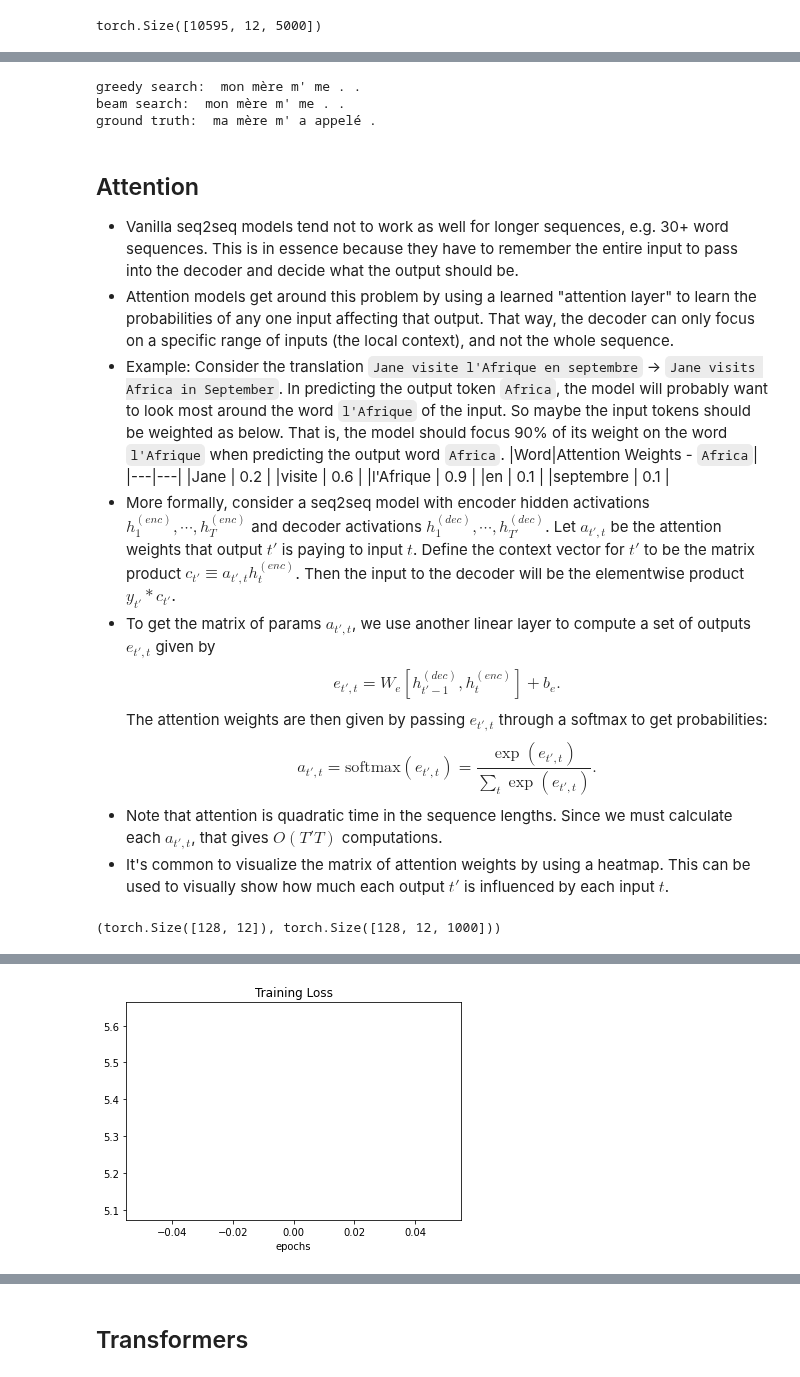
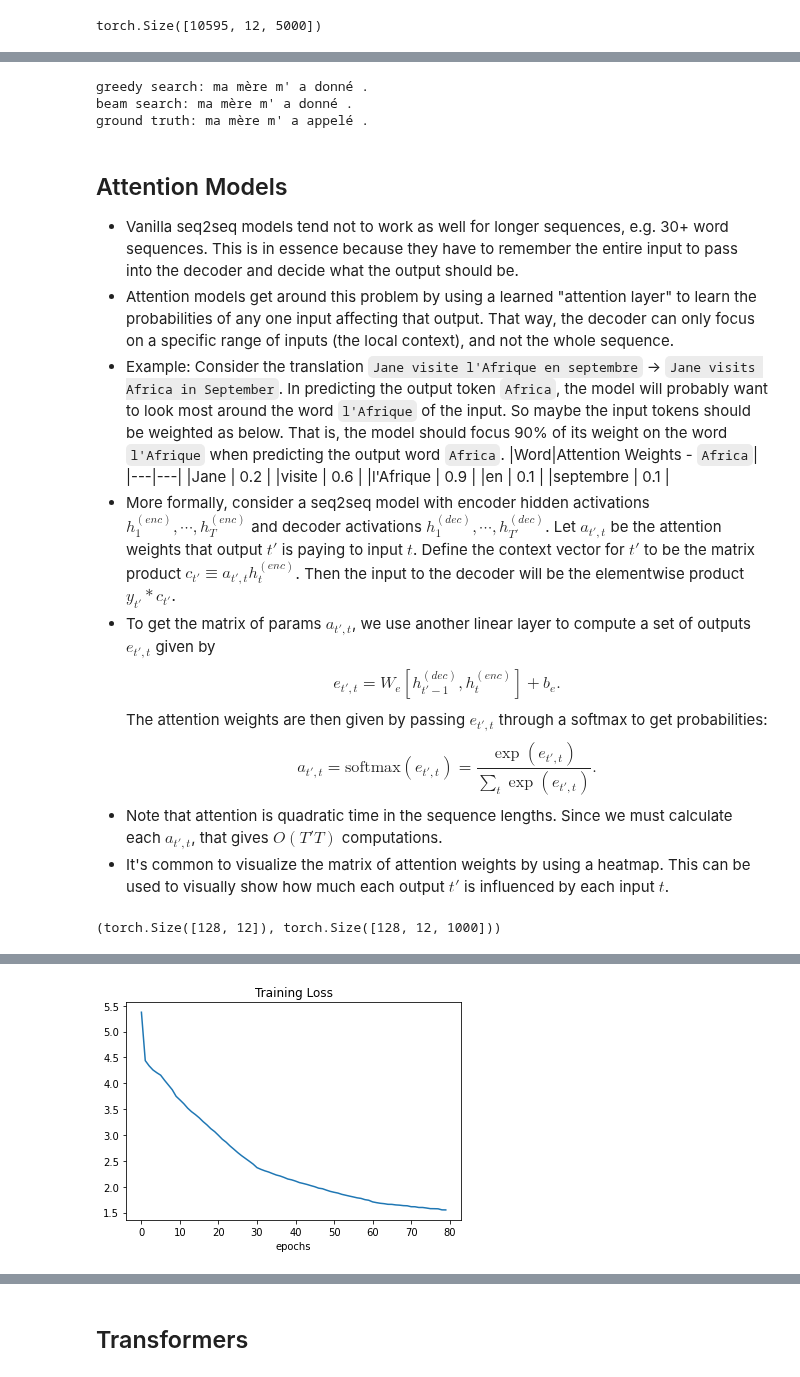
Before and after one commit to rkingery/notebooks, a Jupyter notebook: nlp-review-advanced.ipynb, the cells around one changed output, grey strips where cells are left out. Saved outputs shown, nothing was run; the diff lists cells and outputs as text; code cells hidden in the pictures.

```diff
--- a/nlp-review-advanced.ipynb
+++ b/nlp-review-advanced.ipynb
@@ -667,7 +641,7 @@ def beam_search_python(probs, beam_width=10):
         seqs = ordered[:beam_width]
     return seqs
 # %%
-Yhat = model(X_test)
+Yhat = predict(X_test, model, as_probs=True, batch_size=1028)
 Yhat.shape
 # %% [output]
 torch.Size([10595, 12, 5000])
@@ -685,21 +659,21 @@ print(scores)
 def clean_sentence(sentence, specials):
     for special in specials:
         sentence = sentence.replace(special, '')
-    return sentence
+    return sentence.strip()
 
 greedy_search_sentence = ' '.join([itos_fr[idx] for idx in np.argmax(yhat, axis=1).tolist()])
-beam_search_sentence = ' '.join([itos_fr[idx] for idx in best[0][0]])
+beam_search_sentence = ' '.join([itos_fr[idx] for idx in indices[0][0]])
 ground_truth_sentence = ' '.join([itos_fr[idx] for idx in y])
 
 print(f'greedy search: {clean_sentence(greedy_search_sentence, specials)}')
 print(f'beam search: {clean_sentence(beam_search_sentence, specials)}')
 print(f'ground truth: {clean_sentence(ground_truth_sentence, specials)}')
 # %% [output]
-greedy search:  mon mère m' me . .
-beam search:  mon mère m' me . .
-ground truth:  ma mère m' a appelé .
+greedy search: ma mère m' a donné .
+beam search: ma mère m' a donné .
+ground truth: ma mère m' a appelé .
 # %% [markdown]
-## Attention
+## Attention Models
 - Vanilla seq2seq models tend not to work as well for longer sequences, e.g. 30+ word sequences. This is in essence because they have to remember the entire input to pass into the decoder and decide what the output should be.
 - Attention models get around this problem by using a learned "attention layer" to learn the probabilities of any one input affecting that output. That way, the decoder can only focus on a specific range of inputs (the local context), and not the whole sequence.
 - Example: Consider the translation `Jane visite l'Afrique en septembre` -> `Jane visits Africa in September`. In predicting the output token `Africa`, the model will probably want to look most around the word `l'Afrique` of the input. So maybe the input tokens should be weighted as below. That is, the model should focus 90% of its weight on the word `l'Afrique` when predicting the output word `Africa`.
@@ -728,15 +702,12 @@ class Encoder(nn.Module):
         self.relu = nn.ReLU()
         self.rnn = rnn(emb_size, hidden_size, n_layers, batch_first=True, dropout=dropout)
 
-    def forward(self, x, h):
+    def forward(self, x, h=None):
         x = self.emb(x)
         x = self.dropout(x)
         x = self.relu(x)
         x, h = self.rnn(x, h)
         return x, h
-
-    def init_hidden(self, batch_size):
-        return torch.zeros(self.n_layers, batch_size, self.hidden_size).to(device)
 
 class AttentionDecoder(nn.Module):
     def __init__(self, output_size, emb_size, hidden_size, n_layers, seq_len=seq_len, rnn=nn.GRU, dropout=0.5):
@@ -753,12 +724,12 @@ class AttentionDecoder(nn.Module):
         self.attn = nn.Linear(emb_size + hidden_size, seq_len)
         self.attn_combine = nn.Linear(emb_size + hidden_size, hidden_size)
 
-    def forward(self, y, h, enc_out, seq_len=1):
+    def forward(self, y, enc_out, h=None, seq_len=1):
         y = self.emb(y)
         y = self.dropout(y)
 
         h_rep = h.repeat(seq_len, 1, 1).permute(1, 0, 2)
-        attn = self.attn(torch.cat((y, h_rep), 2)).softmax(dim=2)
+        attn = self.attn(torch.cat((y, h_rep), 2)).softmax(dim=2) # quadratic time
         c = torch.bmm(attn, enc_out)
         yc = torch.cat((y, c), 2)
         y = self.attn_combine(yc)
@@ -768,37 +739,35 @@ class AttentionDecoder(nn.Module):
         y = self.fc(y)
         return y, h, attn
 
-    def init_hidden(self, batch_size):
-        return torch.zeros(self.n_layers, batch_size, self.hidden_size).to(device)
-
 class AttentionModel(nn.Module):
     def __init__(self, input_size, emb_size, hidden_size, output_size, n_layers=1, bos=0, rnn=nn.GRU, dropout=0.5,
-                 seq_len=seq_len, device=device):
+                 seq_len=seq_len):
         super().__init__()
         self.encoder = Encoder(input_size, emb_size, hidden_size, n_layers, rnn=rnn, dropout=dropout)
         self.decoder = AttentionDecoder(output_size, emb_size, hidden_size, n_layers, rnn=rnn, dropout=dropout,
                                         seq_len=seq_len)
         self.output_size = output_size
         self.bos = bos
-        self.device = device
 
-    def forward(self, X, h=None, Y=None, teacher_forcing=0):
+    def forward(self, X, h=None, Y=None, teacher_forcing=0, device=device, store_attention=False):
+        attns = []
         enc_out, h = self.encoder(X, h)
         seq_len, batch_size = X.shape[1], X.shape[0]
         Y = Y.permute(1, 0) if Y is not None else None
         Yhat = torch.empty(seq_len, batch_size, self.output_size)
-        y_prev = torch.tensor([self.bos] * batch_size).reshape(batch_size, 1).to(self.device)
-        h = h if h is not None else model.init_hidden(batch_size)
+        y_prev = torch.tensor([self.bos] * batch_size).reshape(batch_size, 1).to(device)
         for i in range(seq_len):
-            y_out, h, attn = self.decoder(y_prev, h, enc_out, seq_len=1)
+            y_out, h, attn = self.decoder(y_prev, enc_out, h, seq_len=1)
             y_prev = y_out.argmax(dim=-1).detach()
             y_prev = Y[i][:, None] if np.random.rand() < teacher_forcing else y_prev
             Yhat[i] = y_out.permute(1, 0, 2)
-        Yhat = Yhat.permute(1, 0, 2)
-        return Yhat.to(self.device)
-
-    def init_hidden(self, batch_size):
-        return self.encoder.init_hidden(batch_size)
+            attns.append(attn)
+        Yhat = Yhat.permute(1, 0, 2).to(device)
+        if store_attention:
+            attns = torch.cat(attns, 1).to(device)
+            return Yhat, attns
+        else:
+            return Yhat
 # %%
 input_size = 1000
 output_size = 1000
@@ -830,10 +799,10 @@ emb_size = 256
 hidden_size = 256
 bos_out = stoi_fr['<bos>'] # output <bos> token
 
-model = Seq2SeqModel(vocab_size_en, emb_size, hidden_size, vocab_size_fr, n_layers=1, dropout=0.1).to(device)
-loss_fn = nn.CrossEntropyLoss(ignore_index=stoi_en['<pad>']) # ignore loss from <pad> tokens
+model = AttentionModel(vocab_size_en, emb_size, hidden_size, vocab_size_fr, n_layers=1, dropout=0.1).to(device)
+loss_fn = nn.CrossEntropyLoss(ignore_index=stoi_en['<pad>'])
 opt = get_optimizer(model, optimizer='adam', lr=0.001, weight_decay=1e-5)
-scheduler = torch.optim.lr_scheduler.StepLR(opt, step_size=20, gamma=0.5)
-model = train_seq2seq(train_data, model, opt, loss_fn, num_epochs=60, batch_size=1024, grad_clip=5., print_every=1,
+scheduler = torch.optim.lr_scheduler.StepLR(opt, step_size=30, gamma=0.5)
+model = train_seq2seq(train_data, model, opt, loss_fn, num_epochs=80, batch_size=1024, grad_clip=5., print_every=1,
                       test_data=test_data, teacher_forcing=0.5, show_batches_bar=False, scheduler=scheduler)
 # %% [output]
@@ -841,2 +826,2 @@ epoch: 0     train loss: 5.368    test loss: 4.785
-[figure, old version]
+[figure, new version]
 # %%
```
Also changed, not shown: parts of 26 cells of this notebook.
